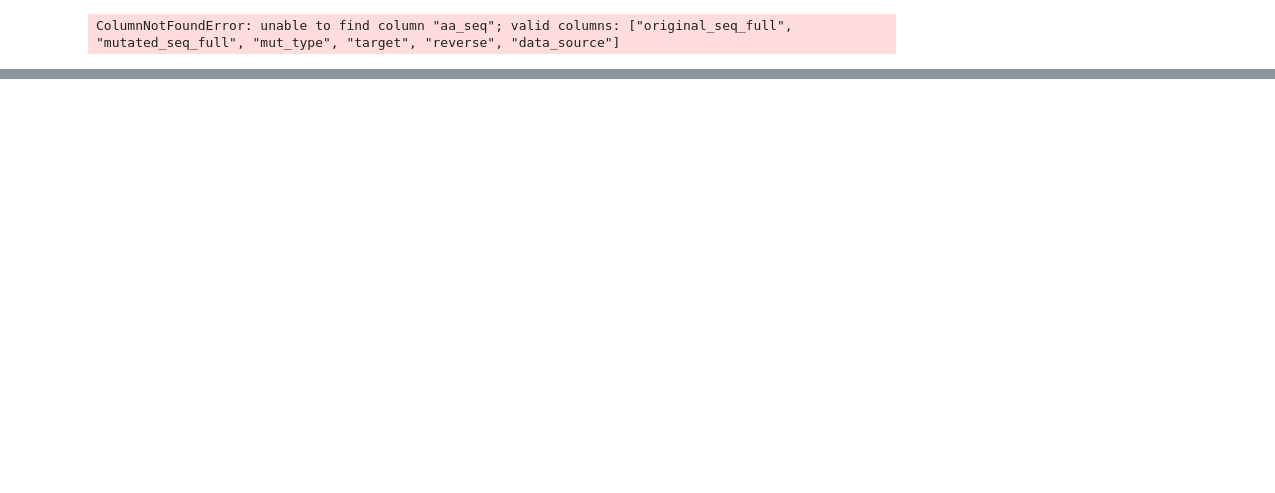
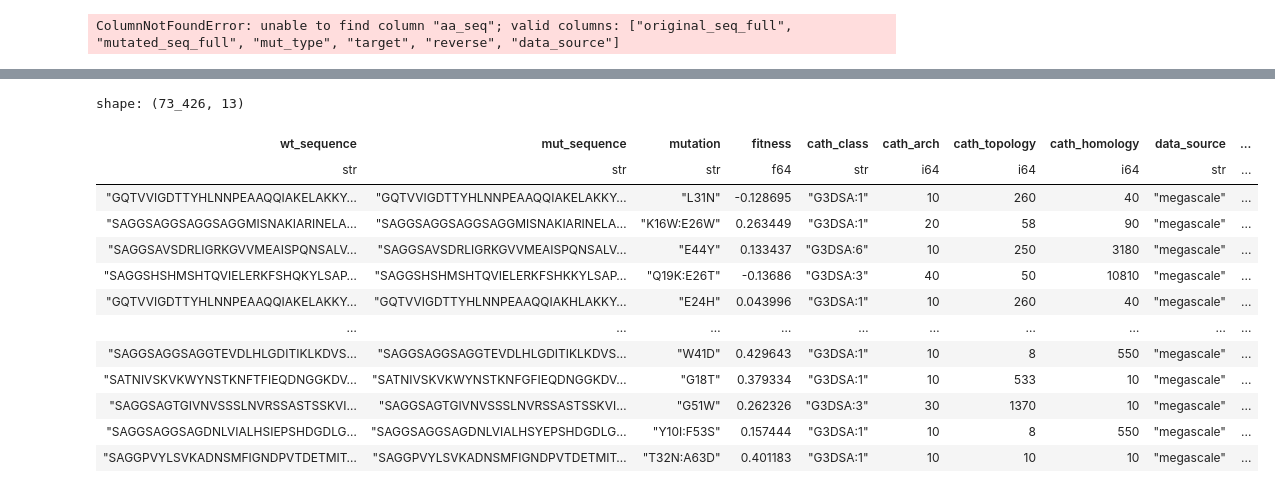
Before and after one commit to vlccek/Master_thesis-Prediction_protein_stability, a Jupyter notebook: protbert/playground.ipynb, the cells around one changed output, grey strips where cells are left out. Drawn from its saved outputs; the diff is of its cells as text; code cells hidden in the pictures; blank space fills up the shorter version.

```diff
--- a/protbert/playground.ipynb
+++ b/protbert/playground.ipynb
@@ -134,0 +371,52 @@ plt.hist(max_len.to_series(), bins=50)
+# %%
+import polars as pl
+
+# 1. Funkce pro nalezení fyzického rozdílu
+def find_real_diff_idx(struct):
+    s1, s2 = struct['wt'], struct['mut']
+    # Najdeme první znak, kde se liší
+    limit = min(len(s1), len(s2))
+    for i in range(limit):
+        if s1[i] != s2[i]:
+            return i
+    return -1 # Nedohledáno (identické)
+
+# 2. Načtení dat (Předpokládám raw data)
+# df = pl.read_csv("vase_data.csv") ...
+# Pro demo použiju df z paměti, pokud ho máte
+
+print(f"Diagnostika datasetu ({len(df)} řádků)...")
+
+# 3. Analýza Offsetu
+df_diag = df.with_columns([
+    # A) Fyzický index (0-based)
+    pl.struct([pl.col("wt_sequence").alias("wt"), pl.col("mut_sequence").alias("mut")])
+      .map_elements(find_real_diff_idx, return_dtype=pl.Int64)
+      .alias("real_idx"),
+
+    # B) Index z názvu (1-based -> převedeme na 0-based teoretický)
+    pl.col("mutation") # nebo "mutation"
+      .str.extract(r"(\d+)", 1)
+      .cast(pl.Int64)
+      .fill_null(0) # fallback
+      .sub(1)       # 1-based na 0-based
+      .alias("expected_idx_0based")
+])
+
+# 4. Výpočet Offsetu (Realita - Očekávání)
+df_diag = df_diag.with_columns([
+    (pl.col("real_idx") - pl.col("expected_idx_0based")).alias("offset")
+])
+
+# 5. Výpis statistik
+valid_diffs = df_diag.filter(pl.col("real_idx") != -1)
+print(f"Počet validních párů (WT!=MUT): {len(valid_diffs)} z {len(df)}")
+
+print("\n--- STATISTIKA OFFSETŮ ---")
+print("Kolik znaků přbývá/chybí na začátku sekvence oproti číslování?")
+print(valid_diffs["offset"].value_counts().sort("count", descending=True).head(10))
+
+# 6. Ukázka chyb
+print("\n--- UKÁZKA ROZDÍLŮ ---")
+valid_diffs.filter(pl.col("real_idx") != pl.col("expected_idx_0based"))
+# %% [output]
@@ -134,0 +440,14 @@ plt.hist(max_len.to_series(), bins=50)
+shape: (73_426, 13)
+| wt_sequence | mut_sequence | mutation | fitness | cath_class | cath_arch | cath_topology | cath_homology | data_source | ... |
+| str | str | str | f64 | str | i64 | i64 | i64 | str | ... |
+| "GQTVVIGDTTYHLNNPEAAQQIAKELAKKY… | "GQTVVIGDTTYHLNNPEAAQQIAKELAKKY… | "L31N" | -0.128695 | "G3DSA:1" | 10 | 260 | 40 | "megascale" | ... |
+| "SAGGSAGGSAGGSAGGMISNAKIARINELA… | "SAGGSAGGSAGGSAGGMISNAKIARINELA… | "K16W:E26W" | 0.263449 | "G3DSA:1" | 20 | 58 | 90 | "megascale" | ... |
+| "SAGGSAVSDRLIGRKGVVMEAISPQNSALV… | "SAGGSAVSDRLIGRKGVVMEAISPQNSALV… | "E44Y" | 0.133437 | "G3DSA:6" | 10 | 250 | 3180 | "megascale" | ... |
+| "SAGGSHSHMSHTQVIELERKFSHQKYLSAP… | "SAGGSHSHMSHTQVIELERKFSHKKYLSAP… | "Q19K:E26T" | -0.13686 | "G3DSA:3" | 40 | 50 | 10810 | "megascale" | ... |
+| "GQTVVIGDTTYHLNNPEAAQQIAKELAKKY… | "GQTVVIGDTTYHLNNPEAAQQIAKHLAKKY… | "E24H" | 0.043996 | "G3DSA:1" | 10 | 260 | 40 | "megascale" | ... |
+| … | … | … | … | … | … | … | … | … | ... |
+| "SAGGSAGGSAGGTEVDLHLGDITIKLKDVS… | "SAGGSAGGSAGGTEVDLHLGDITIKLKDVS… | "W41D" | 0.429643 | "G3DSA:1" | 10 | 8 | 550 | "megascale" | ... |
+| "SATNIVSKVKWYNSTKNFTFIEQDNGGKDV… | "SATNIVSKVKWYNSTKNFGFIEQDNGGKDV… | "G18T" | 0.379334 | "G3DSA:1" | 10 | 533 | 10 | "megascale" | ... |
+| "SAGGSAGTGIVNVSSSLNVRSSASTSSKVI… | "SAGGSAGTGIVNVSSSLNVRSSASTSSKVI… | "G51W" | 0.262326 | "G3DSA:3" | 30 | 1370 | 10 | "megascale" | ... |
+| "SAGGSAGGSAGDNLVIALHSIEPSHDGDLG… | "SAGGSAGGSAGDNLVIALHSYEPSHDGDLG… | "Y10I:F53S" | 0.157444 | "G3DSA:1" | 10 | 8 | 550 | "megascale" | ... |
+| "SAGGPVYLSVKADNSMFIGNDPVTDETMIT… | "SAGGPVYLSVKADNSMFIGNDPVTDETMIT… | "T32N:A63D" | 0.401183 | "G3DSA:1" | 10 | 10 | 10 | "megascale" | ... |
```
Also changed, not shown: parts of 6 cells of this notebook, 8 other files.
